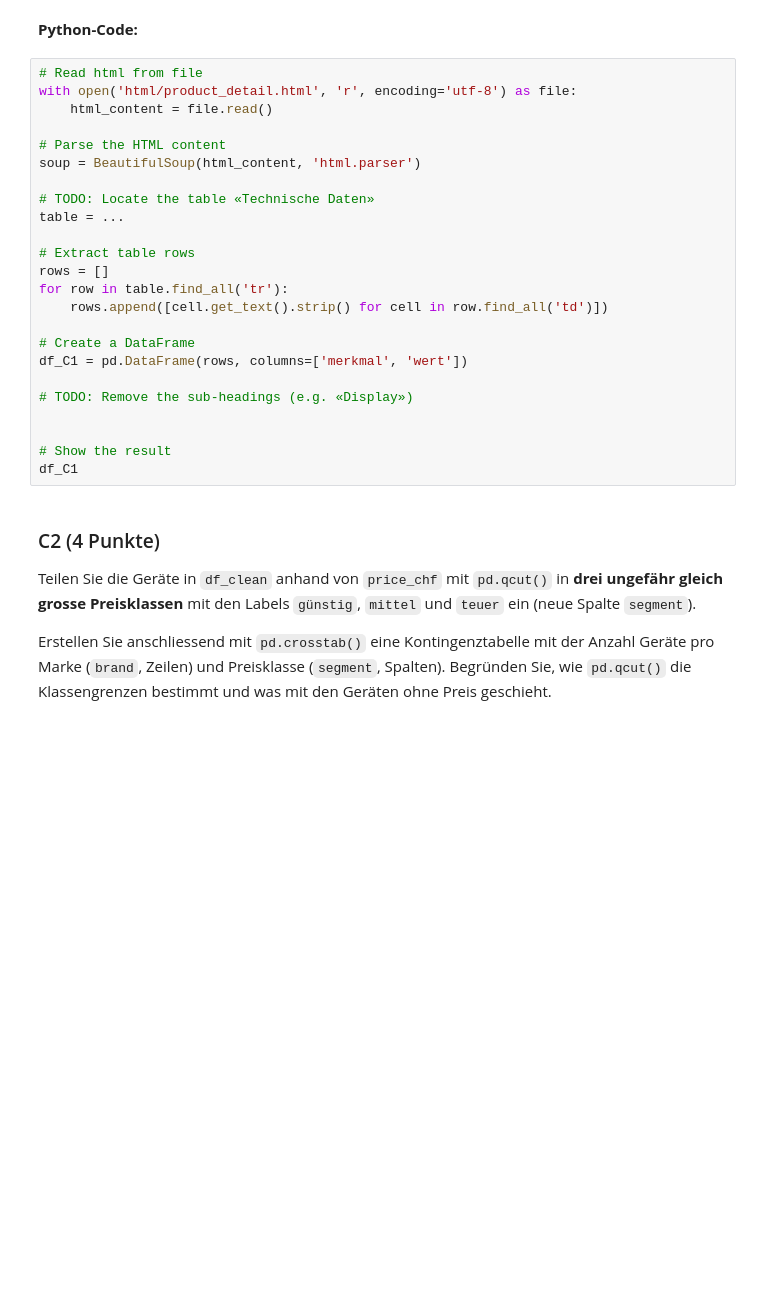
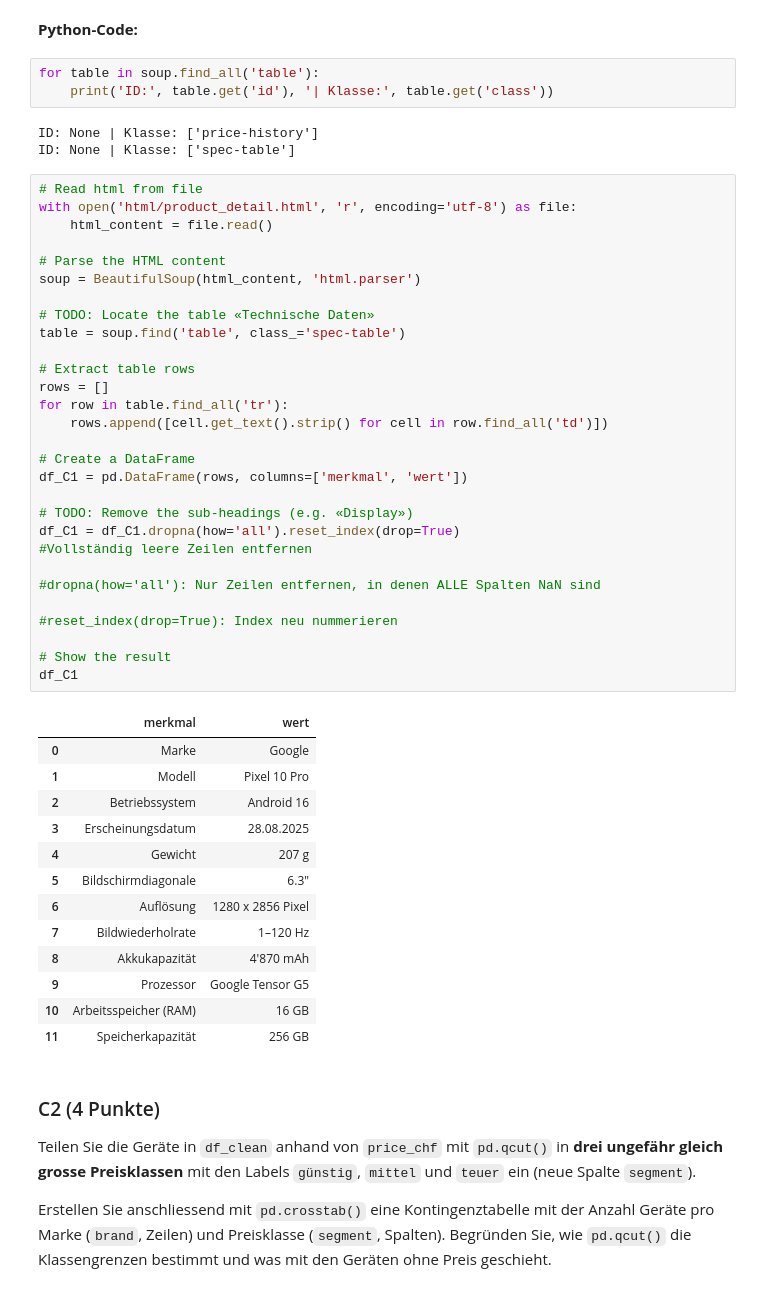
Before and after one commit to pyrat12/DS_HS2026_LNW, a Jupyter notebook: DS_HS2026_LNW_I_Examples/AP02/AP02 Mock Exam/AP02 Mock Exam.ipynb, the cells around one changed output. Saved outputs shown, nothing was run; the diff lists cells and outputs as text; blank space fills up the shorter version.

```diff
--- a/DS_HS2026_LNW_I_Examples/AP02/AP02 Mock Exam/AP02 Mock Exam.ipynb
+++ b/DS_HS2026_LNW_I_Examples/AP02/AP02 Mock Exam/AP02 Mock Exam.ipynb
@@ -560,30 +560,52 @@ Begründen Sie, wie Sie die richtige Tabelle auswählen und die Zwischenübersch
 > [Hier eintragen]
 # %% [markdown]
 **Python-Code:**
+# %%
+for table in soup.find_all('table'):
+    print('ID:', table.get('id'), '| Klasse:', table.get('class'))
+# %% [output]
+ID: None | Klasse: ['price-history']
+ID: None | Klasse: ['spec-table']
 # %%
 # Read html from file
 with open('html/product_detail.html', 'r', encoding='utf-8') as file:
     html_content = file.read()
 
 # Parse the HTML content
 soup = BeautifulSoup(html_content, 'html.parser')
 
 # TODO: Locate the table «Technische Daten»
-table = ...
+table = soup.find('table', class_='spec-table')
 
 # Extract table rows
 rows = []
 for row in table.find_all('tr'):
     rows.append([cell.get_text().strip() for cell in row.find_all('td')])
 
 # Create a DataFrame
 df_C1 = pd.DataFrame(rows, columns=['merkmal', 'wert'])
 
 # TODO: Remove the sub-headings (e.g. «Display»)
-
+df_C1 = df_C1.dropna(how='all').reset_index(drop=True)                          #Vollständig leere Zeilen entfernen
+                                                                                #dropna(how='all'): Nur Zeilen entfernen, in denen ALLE Spalten NaN sind
+                                                                                #reset_index(drop=True): Index neu nummerieren
 
 # Show the result
 df_C1
+# %% [output]
+|  | merkmal | wert |
+| 0 | Marke | Google |
+| 1 | Modell | Pixel 10 Pro |
+| 2 | Betriebssystem | Android 16 |
+| 3 | Erscheinungsdatum | 28.08.2025 |
+| 4 | Gewicht | 207 g |
+| 5 | Bildschirmdiagonale | 6.3" |
+| 6 | Auflösung | 1280 x 2856 Pixel |
+| 7 | Bildwiederholrate | 1–120 Hz |
+| 8 | Akkukapazität | 4'870 mAh |
+| 9 | Prozessor | Google Tensor G5 |
+| 10 | Arbeitsspeicher (RAM) | 16 GB |
+| 11 | Speicherkapazität | 256 GB |
 # %% [markdown]
 ### C2 (4 Punkte)
 
```
Also changed, not shown: parts of 6 cells of this notebook, 4 other files.
